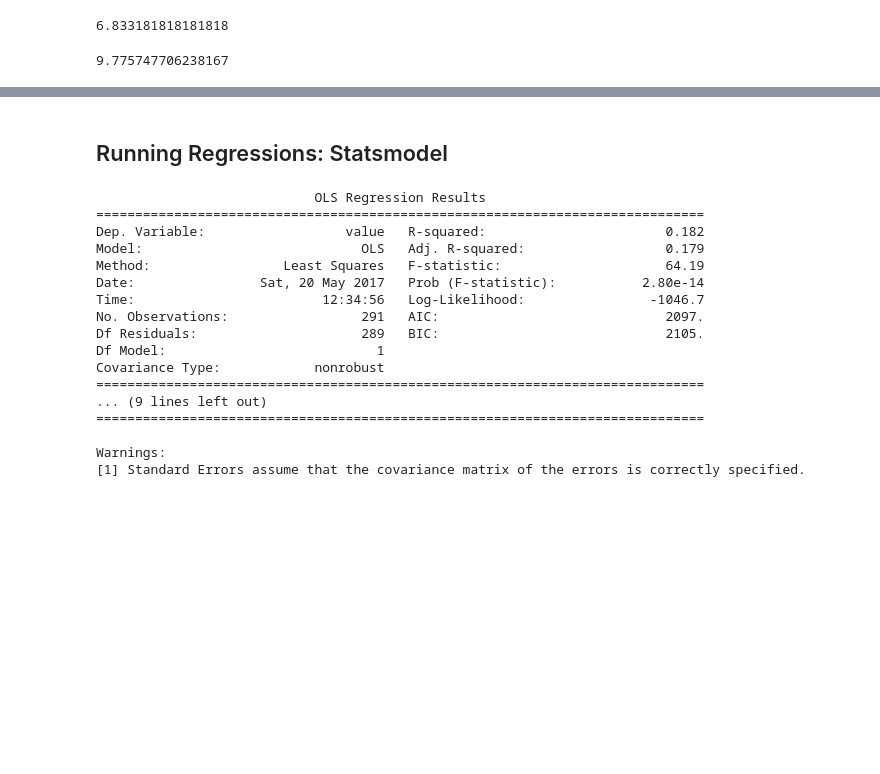
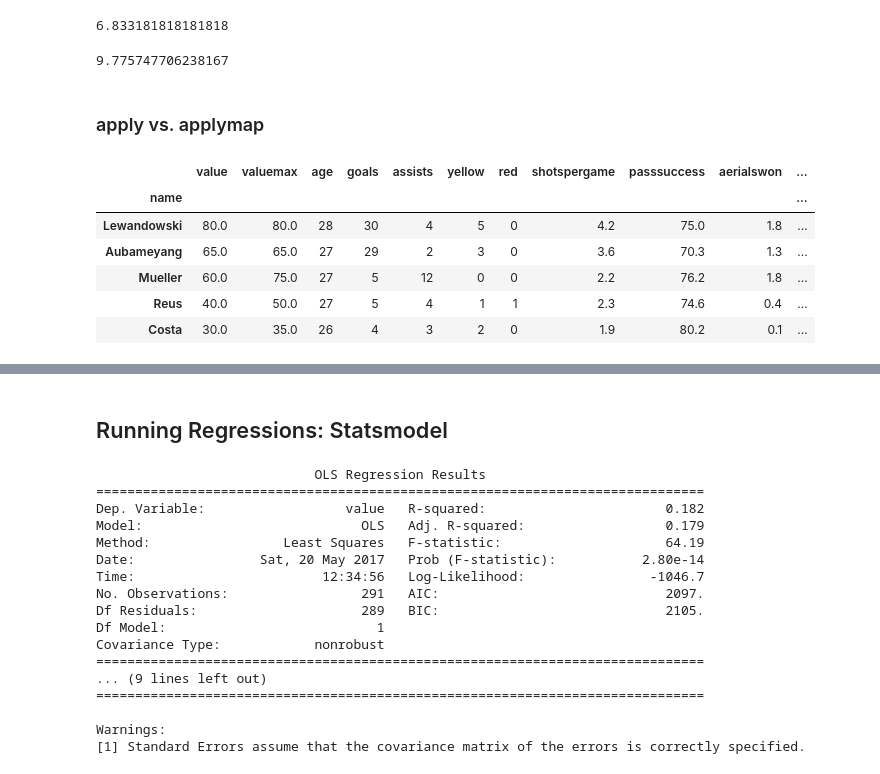
Before and after one commit to Moony2D/Python-Intro-ifo, a Jupyter notebook: PyIntro_Pandas.ipynb, the cells around one changed output, grey strips where cells are left out. Saved outputs shown, nothing was run; the diff lists cells and outputs as text; code cells hidden in the pictures; blank space fills up the shorter version.

```diff
--- a/PyIntro_Pandas.ipynb
+++ b/PyIntro_Pandas.ipynb
@@ -589,0 +840,14 @@ df['value'].std()
+# %% [markdown]
+### apply vs. applymap
+# %%
+## preparation: define df with numbers only
+df_num = df.loc[:, 'value': 'positioncode']
+df_num.head()
+# %% [output]
+|  | value | valuemax | age | goals | assists | yellow | red | shotspergame | passsuccess | aerialswon | ... |
+| name |  |  |  |  |  |  |  |  |  |  | ... |
+| Lewandowski | 80.0 | 80.0 | 28 | 30 | 4 | 5 | 0 | 4.2 | 75.0 | 1.8 | ... |
+| Aubameyang | 65.0 | 65.0 | 27 | 29 | 2 | 3 | 0 | 3.6 | 70.3 | 1.3 | ... |
+| Mueller | 60.0 | 75.0 | 27 | 5 | 12 | 0 | 0 | 2.2 | 76.2 | 1.8 | ... |
+| Reus | 40.0 | 50.0 | 27 | 5 | 4 | 1 | 1 | 2.3 | 74.6 | 0.4 | ... |
+| Costa | 30.0 | 35.0 | 26 | 4 | 3 | 2 | 0 | 1.9 | 80.2 | 0.1 | ... |
```
Also changed, not shown: parts of 52 cells of this notebook.
